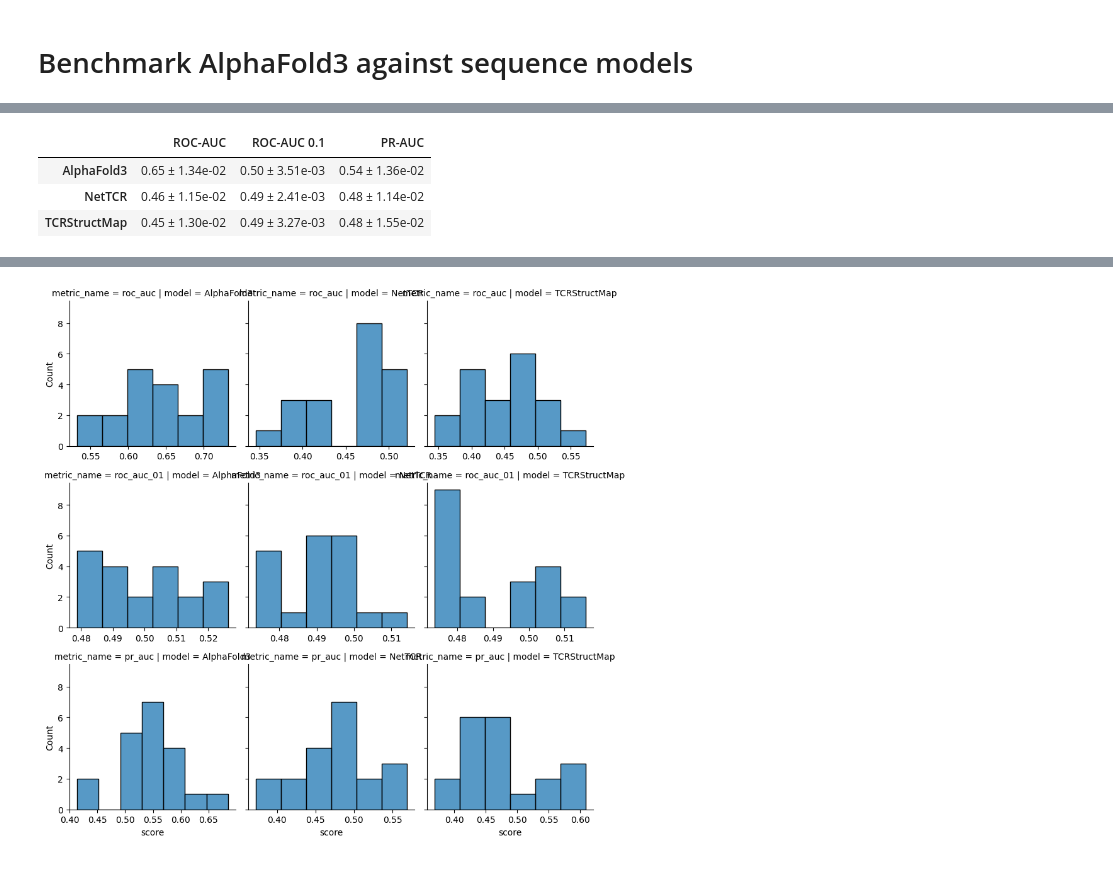
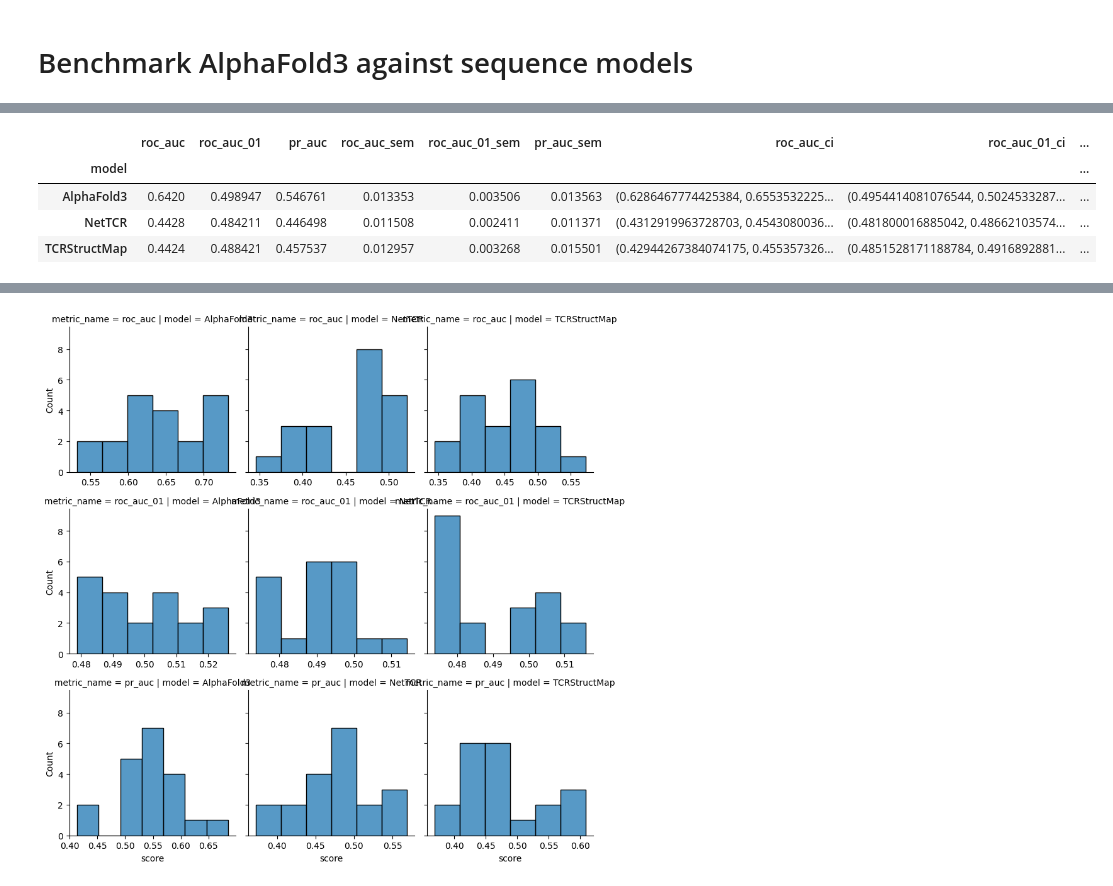
Before and after one commit to benjiemc/tcr-pmhc-predicted-structures, a Jupyter notebook: notebooks/benchmark_alphafold3_against_sequence_models.ipynb, the cells around one changed output, grey strips where cells are left out. Saved outputs shown, nothing was run; the diff lists cells and outputs as text; code cells hidden in the pictures.

```diff
--- a/notebooks/benchmark_alphafold3_against_sequence_models.ipynb
+++ b/notebooks/benchmark_alphafold3_against_sequence_models.ipynb
@@ -140,46 +181,14 @@ for metric_name in ('roc_auc', 'roc_auc_01', 'pr_auc'):
-# %%
-boot_strap_scores_agg = boot_strap_scores.groupby('model').agg(
-    {'roc_auc': ['mean', 'std', 'count'], 'roc_auc_01': ['mean', 'std', 'count'], 'pr_auc': ['mean', 'std', 'count']}
-)
-
-std_df = boot_strap_scores_agg.xs('std', axis=1, level=1)
-count_df = boot_strap_scores_agg.xs('count', axis=1, level=1)
-
-stderr_df = std_df / np.sqrt(count_df)
-stderr_df.columns = pd.MultiIndex.from_product([stderr_df.columns, ['stderr']])
-
-boot_strap_scores_agg = pd.concat([boot_strap_scores_agg, stderr_df], axis=1).sort_index(axis=1)
-boot_strap_scores_agg = boot_strap_scores_agg.loc[:, boot_strap_scores_agg.columns.get_level_values(1) != 'count']
-
-boot_strap_scores_agg_means = boot_strap_scores_agg.xs('mean', axis=1, level=1)
-boot_strap_scores_agg_stderrs = boot_strap_scores_agg.xs('stderr', axis=1, level=1)
-
-boot_strap_scores_agg = boot_strap_scores_agg_means.combine(
-    boot_strap_scores_agg_stderrs, lambda mean, se: mean.map('{:.2f}'.format) + ' ± ' + se.map('{:.2e}'.format)
-)
-
-max_mask = boot_strap_scores_agg_means.eq(boot_strap_scores_agg_means.max())
-
-boot_strap_scores_agg.index.name = None
-
-boot_strap_scores_agg = boot_strap_scores_agg[['roc_auc', 'roc_auc_01', 'pr_auc']]
-max_mask = max_mask[['roc_auc', 'roc_auc_01', 'pr_auc']]
-
-boot_strap_scores_agg.columns = [format_metric_name(col_name) for col_name in boot_strap_scores_agg.columns]
-max_mask.columns = [format_metric_name(col_name) for col_name in max_mask.columns]
-
-
-# Preview in notebook
-def _bold_max_row(row: pd.Series) -> list[str]:
-    idx = row.name  # row index label
-    return ['font-weight: bold' if max_mask.loc[idx, col] else '' for col in row.index]
-
-
-styled = boot_strap_scores_agg.style.apply(_bold_max_row, axis=1)
-
-styled
-# %% [output]
-|  | ROC-AUC | ROC-AUC 0.1 | PR-AUC |
-| AlphaFold3 | 0.65 ± 1.34e-02 | 0.50 ± 3.51e-03 | 0.54 ± 1.36e-02 |
-| NetTCR | 0.46 ± 1.15e-02 | 0.49 ± 2.41e-03 | 0.48 ± 1.14e-02 |
-| TCRStructMap | 0.45 ± 1.30e-02 | 0.49 ± 3.27e-03 | 0.48 ± 1.55e-02 |
+# %%
+scores_agg = metric_scores.join(boot_strap_scores.set_index('sample_num').groupby('model').agg('sem'), rsuffix='_sem')
+for metric in 'roc_auc', 'roc_auc_01', 'pr_auc':
+    scores_agg[f'{metric}_ci'] = scores_agg.apply(
+        lambda row, metric=metric: (row[metric] - row[f'{metric}_sem'], row[metric] + row[f'{metric}_sem']), axis=1
+    )
+
+scores_agg
+# %% [output]
+|  | roc_auc | roc_auc_01 | pr_auc | roc_auc_sem | roc_auc_01_sem | pr_auc_sem | roc_auc_ci | roc_auc_01_ci | ... |
+| model |  |  |  |  |  |  |  |  | ... |
+| AlphaFold3 | 0.6420 | 0.498947 | 0.546761 | 0.013353 | 0.003506 | 0.013563 | (0.6286467774425384, 0.6553532225... | (0.4954414081076544, 0.5024533287... | ... |
+| NetTCR | 0.4428 | 0.484211 | 0.446498 | 0.011508 | 0.002411 | 0.011371 | (0.4312919963728703, 0.4543080036... | (0.481800016885042, 0.48662103574... | ... |
+| TCRStructMap | 0.4424 | 0.488421 | 0.457537 | 0.012957 | 0.003268 | 0.015501 | (0.42944267384074175, 0.455357326... | (0.4851528171188784, 0.4916892881... | ... |
```
Also changed, not shown: parts of 4 cells of this notebook, 3 other files.
